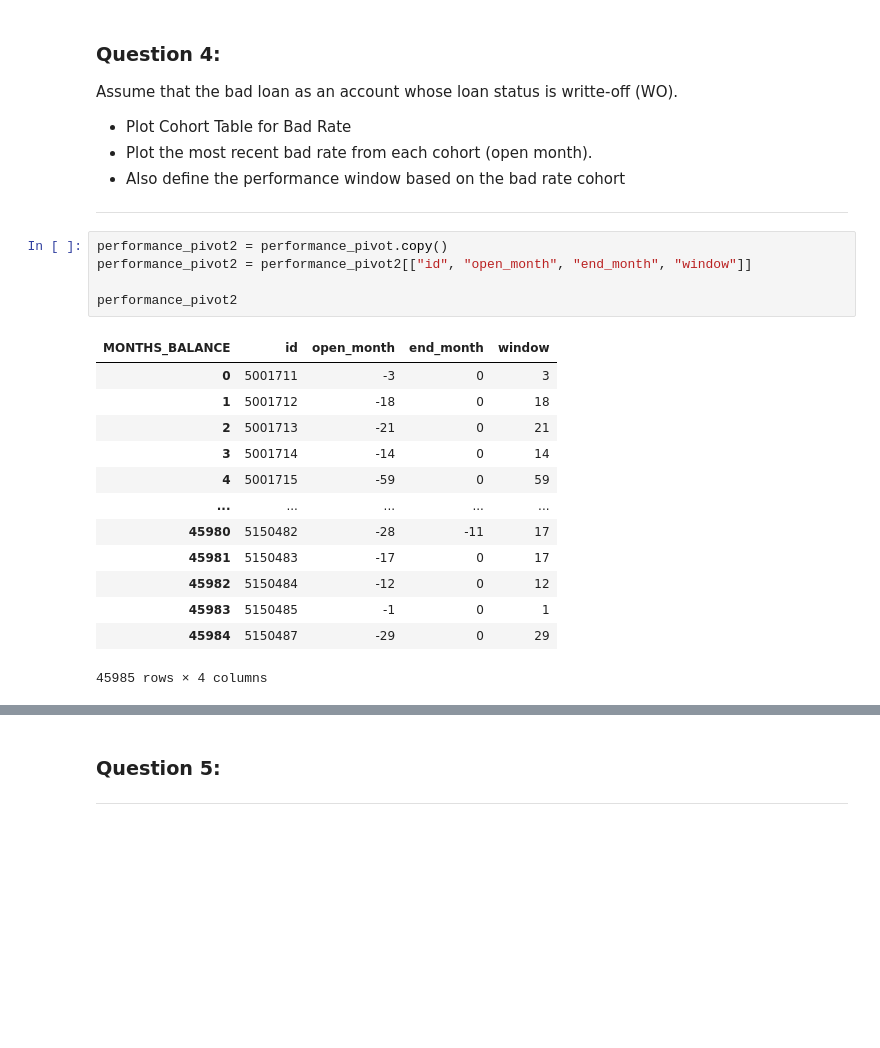
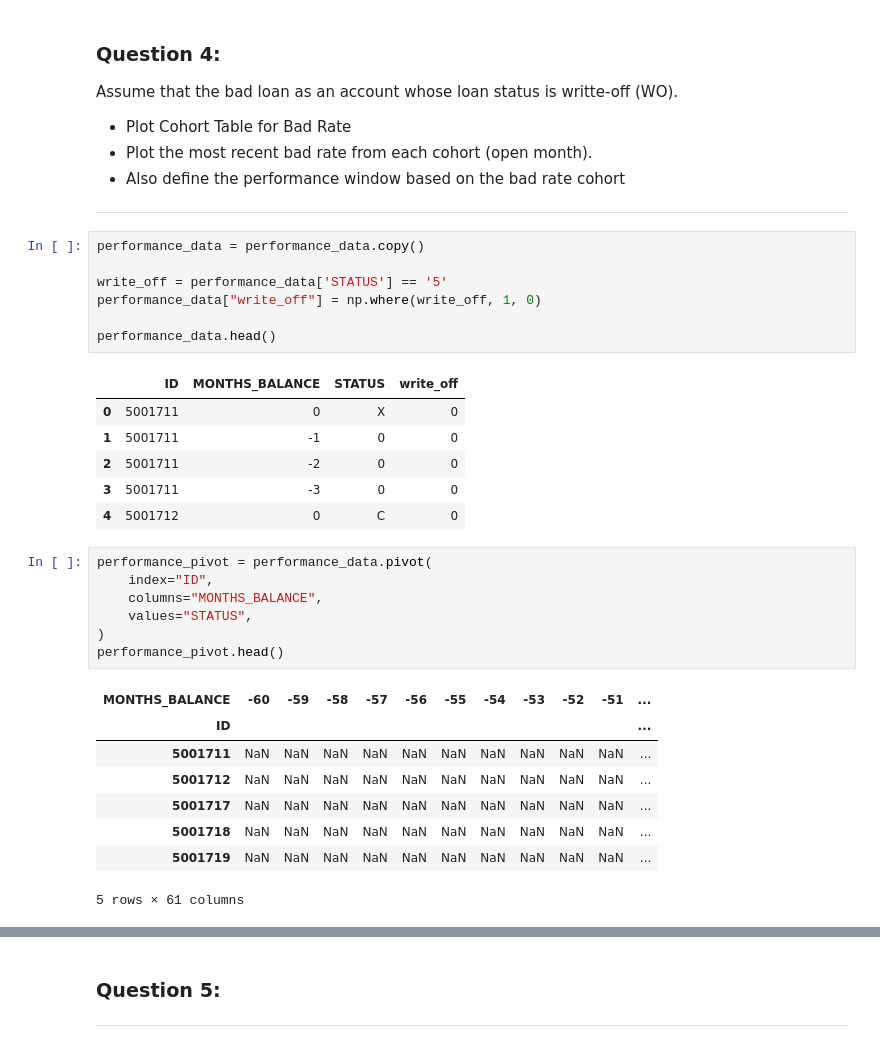
Before and after one commit to rudimuliawan/credit-scoring-analytics, a Jupyter notebook: mentoring/question_mentoring1.ipynb, the cells around one changed output, grey strips where cells are left out. Saved outputs shown, nothing was run; the diff lists cells and outputs as text; blank space fills up the shorter version.

```diff
--- a/mentoring/question_mentoring1.ipynb
+++ b/mentoring/question_mentoring1.ipynb
@@ -285,21 +283,32 @@ Assume that the bad loan as an account whose loan status is writte-off (WO).
 - Also define the performance window based on the bad rate cohort
 ---
 # %%
-performance_pivot2 = performance_pivot.copy()
-performance_pivot2 = performance_pivot2[["id", "open_month", "end_month", "window"]]
+performance_data = performance_data.copy()
 
-performance_pivot2
+write_off = performance_data['STATUS'] == '5'
+performance_data["write_off"] = np.where(write_off, 1, 0)
+
+performance_data.head()
 # %% [output]
-| MONTHS_BALANCE | id | open_month | end_month | window |
-| 0 | 5001711 | -3 | 0 | 3 |
-| 1 | 5001712 | -18 | 0 | 18 |
-| 2 | 5001713 | -21 | 0 | 21 |
-| 3 | 5001714 | -14 | 0 | 14 |
-| 4 | 5001715 | -59 | 0 | 59 |
-| ... | ... | ... | ... | ... |
-| 45980 | 5150482 | -28 | -11 | 17 |
-| 45981 | 5150483 | -17 | 0 | 17 |
-| 45982 | 5150484 | -12 | 0 | 12 |
-| 45983 | 5150485 | -1 | 0 | 1 |
-| 45984 | 5150487 | -29 | 0 | 29 |
+|  | ID | MONTHS_BALANCE | STATUS | write_off |
+| 0 | 5001711 | 0 | X | 0 |
+| 1 | 5001711 | -1 | 0 | 0 |
+| 2 | 5001711 | -2 | 0 | 0 |
+| 3 | 5001711 | -3 | 0 | 0 |
+| 4 | 5001712 | 0 | C | 0 |
-45985 rows × 4 columns
+# %%
+performance_pivot = performance_data.pivot(
+    index="ID",
+    columns="MONTHS_BALANCE",
+    values="STATUS",
+)
+performance_pivot.head()
+# %% [output]
+| MONTHS_BALANCE | -60 | -59 | -58 | -57 | -56 | -55 | -54 | -53 | -52 | -51 | ... |
+| ID |  |  |  |  |  |  |  |  |  |  | ... |
+| 5001711 | NaN | NaN | NaN | NaN | NaN | NaN | NaN | NaN | NaN | NaN | ... |
+| 5001712 | NaN | NaN | NaN | NaN | NaN | NaN | NaN | NaN | NaN | NaN | ... |
+| 5001717 | NaN | NaN | NaN | NaN | NaN | NaN | NaN | NaN | NaN | NaN | ... |
+| 5001718 | NaN | NaN | NaN | NaN | NaN | NaN | NaN | NaN | NaN | NaN | ... |
+| 5001719 | NaN | NaN | NaN | NaN | NaN | NaN | NaN | NaN | NaN | NaN | ... |
+5 rows × 61 columns
```
Also changed, not shown: parts of 24 cells of this notebook.
